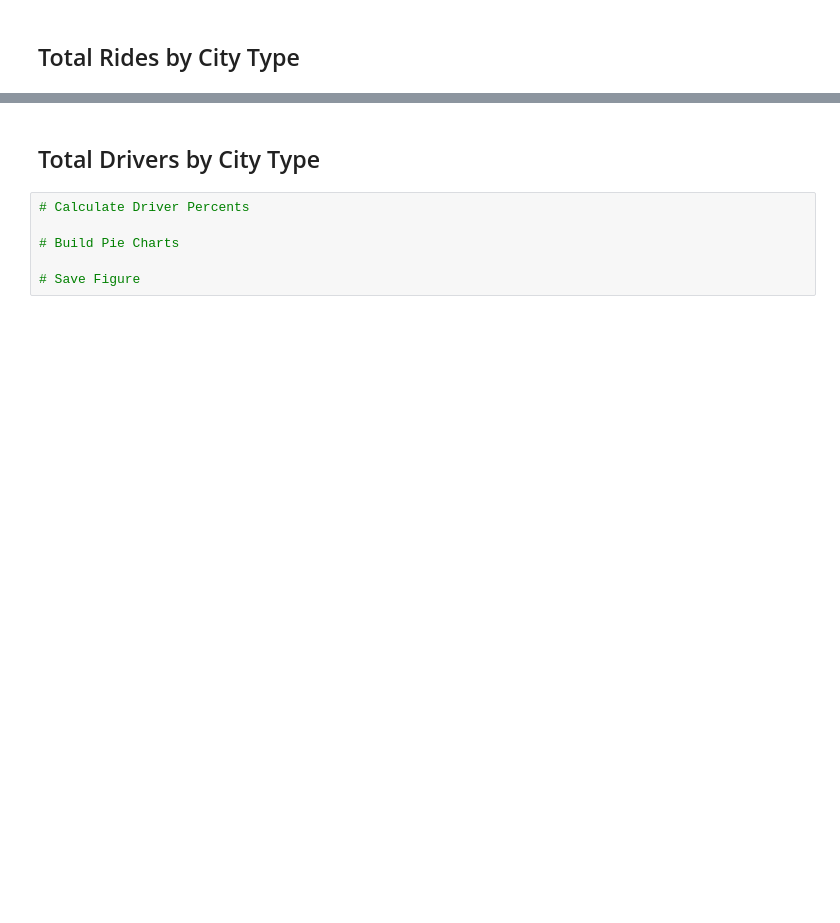
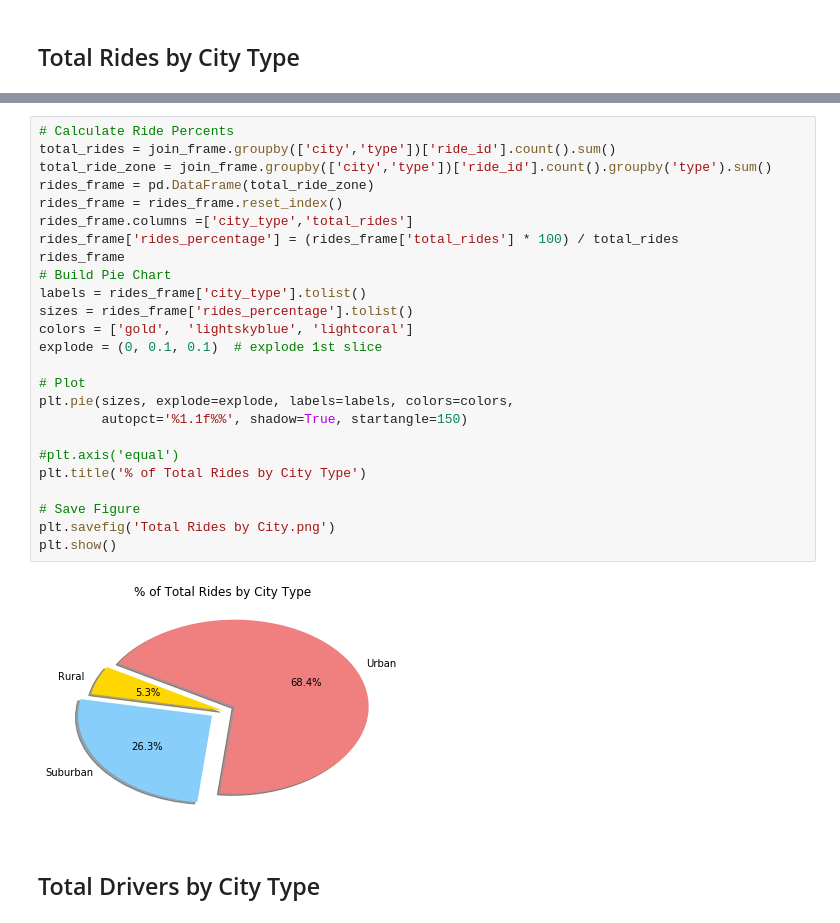
Before and after one commit to christopdr/data-analytics-bootcamp-2018, a Jupyter notebook: Homework5/pyber_starter.ipynb, the cells around one changed output, grey strips where cells are left out. Cells and saved outputs as stored; diff of their text form; blank space fills up the shorter version.

```diff
--- a/Homework5/pyber_starter.ipynb
+++ b/Homework5/pyber_starter.ipynb
@@ -148,8 +129,29 @@ plt.show()
+# %%
+# Calculate Ride Percents
+total_rides = join_frame.groupby(['city','type'])['ride_id'].count().sum()
+total_ride_zone = join_frame.groupby(['city','type'])['ride_id'].count().groupby('type').sum()
+rides_frame = pd.DataFrame(total_ride_zone)
+rides_frame = rides_frame.reset_index()
+rides_frame.columns =['city_type','total_rides']
+rides_frame['rides_percentage'] = (rides_frame['total_rides'] * 100) / total_rides
+rides_frame
+# Build Pie Chart
+labels = rides_frame['city_type'].tolist()
+sizes = rides_frame['rides_percentage'].tolist()
+colors = ['gold',  'lightskyblue', 'lightcoral']
+explode = (0, 0.1, 0.1)  # explode 1st slice
+
+# Plot
+plt.pie(sizes, explode=explode, labels=labels, colors=colors,
+        autopct='%1.1f%%', shadow=True, startangle=150)
+
+#plt.axis('equal')
+plt.title('% of Total Rides by City Type')
+
+# Save Figure
+plt.savefig('Total Rides by City.png')
+plt.show()
+# %% [output]
+[figure, added]
 # %% [markdown]
 ## Total Drivers by City Type
-# %%
-# Calculate Driver Percents
-
-# Build Pie Charts
-
-# Save Figure
```
Also changed, not shown: parts of 8 cells of this notebook, 3 other files.
